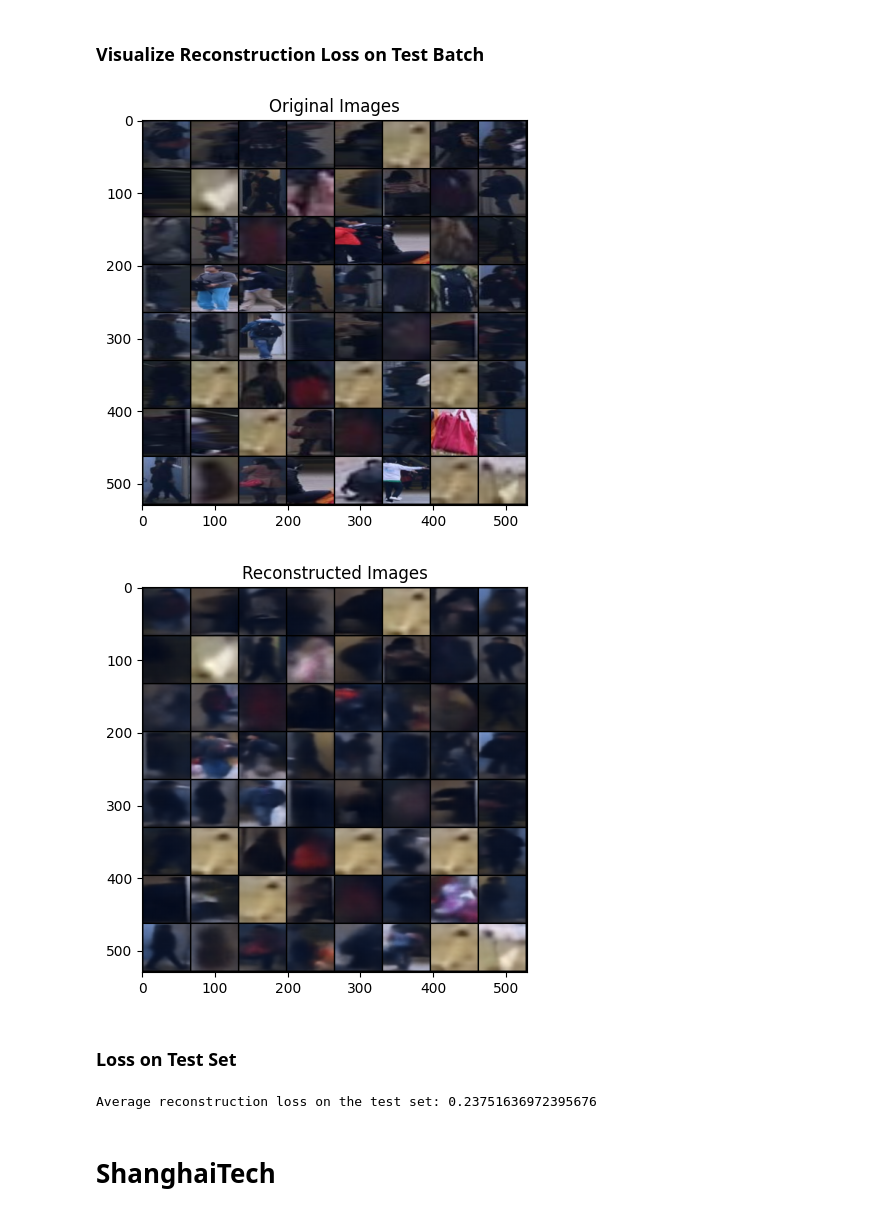
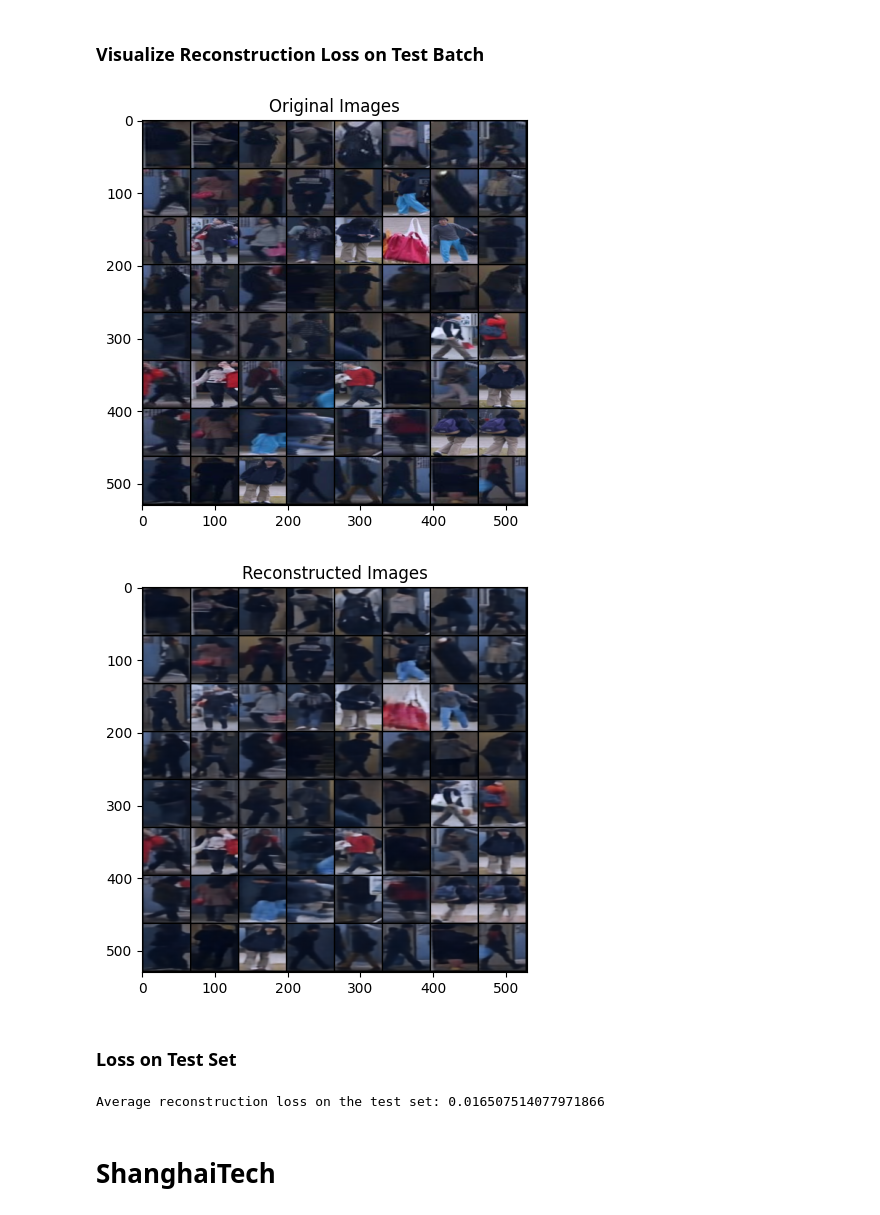
Before and after one commit to the-sergiu/AnomalyDetection, a Jupyter notebook: Fast_ViT.ipynb, the cells around one changed output. Saved outputs shown, nothing was run; the diff lists cells and outputs as text; code cells hidden in the pictures.

```diff
--- a/Fast_ViT.ipynb
+++ b/Fast_ViT.ipynb
@@ -251,7 +287,7 @@ UpsampleTransformerDecoderV2(
 train_dataset = datasets.ImageFolder(root='./datasets/Avenue Dataset/objects/train/', transform=transform)
 
 # Create the DataLoader to load the dataset.
-train_loader = DataLoader(train_dataset, batch_size=64, shuffle=True, num_workers=6)
+train_loader = DataLoader(train_dataset, batch_size=32, shuffle=True, num_workers=6)
 
 print(train_dataset)
 # %% [output]
@@ -278,8 +315,9 @@ optimizer = optim.AdamW(decoder.parameters(), lr=0.001)
 # %%
 %%time
 # Training loop
-num_epochs = 50  # Define the number of epochs
+num_epochs = 20  # Define the number of epochs
 losses = []
+smallest_loss = 1
 for epoch in range(num_epochs):
     running_loss = 0.0
     for inputs, _ in train_loader:  # Note the unpacking here to ignore the labels
@@ -288,12 +326,14 @@ for epoch in range(num_epochs):
         # Zero the parameter gradients
         optimizer.zero_grad()
 
-        # Forward pass through encoder and then decoder
-        with torch.no_grad():  # We don't need to track gradients for the encoder
-            latent_representation = encoder(inputs)[-1]  # Get the last latent space representation
+        # # Forward pass through encoder and then decoder
+        # with torch.no_grad():  # We don't need to track gradients for the encoder
+        # latent_representation = autoencoder(inputs)[-1]  # Get the last latent space representation
 
         # Decoder reconstruction from latent space
-        reconstructed_imgs = decoder(latent_representation)
+        # reconstructed_imgs = decoder(latent_representation)
+
+        reconstructed_imgs = autoencoder(inputs)
 
         # Calculate loss
         loss = criterion(reconstructed_imgs, inputs)
@@ -305,16 +345,17 @@ for epoch in range(num_epochs):
 
         losses.append(loss.item())
 
-    if epoch % 5 == 0 and epoch != 0:
+    if (running_loss / len(train_loader)) < smallest_loss:
+        smallest_loss = running_loss / len(train_loader)
         # Save checkpoint
         checkpoint = {
             'epoch': epoch + 1,
-            # 'encoder_state_dict': encoder.state_dict(),
-            'decoder_state_dict': decoder.state_dict(),
+            'encoder_state_dict': autoencoder.encoder.state_dict(),
+            'decoder_state_dict': autoencoder.decoder.state_dict(),
             'optimizer_state_dict': optimizer.state_dict(),
             'loss': running_loss
         }
-        torch.save(checkpoint, f'decoder_v2_avenue_checkpoint_epoch_{epoch+1}.pth')
+        torch.save(checkpoint, f'autoencoder_ft_t8_decoder_v2_yolov8_new_epoch_{epoch+1}_mseloss_{loss}.pth')
 
     # Print loss every epoch
     print(f'Epoch {epoch+1}, Loss: {running_loss / len(train_loader):.4f}')
@@ -351,9 +392,10 @@ images = images.to(device)
 
 # Forward pass through encoder and then decoder
 with torch.no_grad():  # We don't need to track gradients for the encoder
-    latent_representation = encoder(images)[-1]  # Get the last latent space representation
-    print(latent_representation.shape)
-    reconstructed_imgs = decoder(latent_representation)
+    # latent_representation = encoder(images)[-1]  # Get the last latent space representation
+    # print(latent_representation.shape)
+    # reconstructed_imgs = decoder(latent_representation)
+    reconstructed_imgs = autoencoder(images)
 
 plot_images_vs_reconstructed_images(images, reconstructed_imgs)
 # %% [output]
@@ -374,9 +414,10 @@ with torch.no_grad():
         images = images.to(device)
 
         with torch.no_grad():
-            # Forward pass through the encoder and then the decoder
-            latent_representation = encoder(images)[-1]  # Assuming the last output is the latent representation
-            reconstructed_imgs = decoder(latent_representation)
+            # # Forward pass through the encoder and then the decoder
+            # latent_representation = encoder(images)[-1]  # Assuming the last output is the latent representation
+            # reconstructed_imgs = decoder(latent_representation)
+            reconstructed_imgs = autoencoder(images)
 
         # Compute the reconstruction loss
         loss = F.mse_loss(reconstructed_imgs, images)
@@ -422,20 +460,21 @@ Transform: Compose(
 # %%
 # Get a batch of images from your dataloader
 dataiter = iter(test_loader) # or your specific dataloader
 images, labels = next(dataiter)
 
 # Move images to the device your model is on
 images = images.to(device)
 
 # Forward pass through encoder and then decoder
 with torch.no_grad():  # We don't need to track gradients for the encoder
-    latent_representation = encoder(images)[-1]  # Get the last latent space representation
-    reconstructed_imgs = decoder(latent_representation)
+    # latent_representation = encoder(images)[-1]  # Get the last latent space representation
+    # reconstructed_imgs = decoder(latent_representation)
+    reconstructed_imgs = autoencoder(images)
 
 plot_images_vs_reconstructed_images(images, reconstructed_imgs)
 # %% [output]
-[figure, old version]
+[figure, new version]
-[figure, old version]
+[figure, new version]
 # %% [markdown]
 ### Loss on Test Set
 # %%
@@ -450,8 +489,9 @@ with torch.no_grad():
 
         with torch.no_grad():
             # Forward pass through the encoder and then the decoder
-            latent_representation = encoder(images)[-1]  # Assuming the last output is the latent representation
-            reconstructed_imgs = decoder(latent_representation)
+            # latent_representation = encoder(images)[-1]  # Assuming the last output is the latent representation
+            # reconstructed_imgs = decoder(latent_representation)
+            reconstructed_imgs = autoencoder(images)
 
         # Compute the reconstruction loss
         loss = F.mse_loss(reconstructed_imgs, images)
@@ -464,7 +504,7 @@ with torch.no_grad():
 average_loss = total_loss / total_batches
 print(f'Average reconstruction loss on the test set: {average_loss}')
 # %% [output]
-Average reconstruction loss on the test set: 0.23751636972395676
+Average reconstruction loss on the test set: 0.016507514077971866
 # %% [markdown]
 # ShanghaiTech
 # %% [markdown]
```
Also changed, not shown: parts of 16 cells of this notebook, 3 other files.
